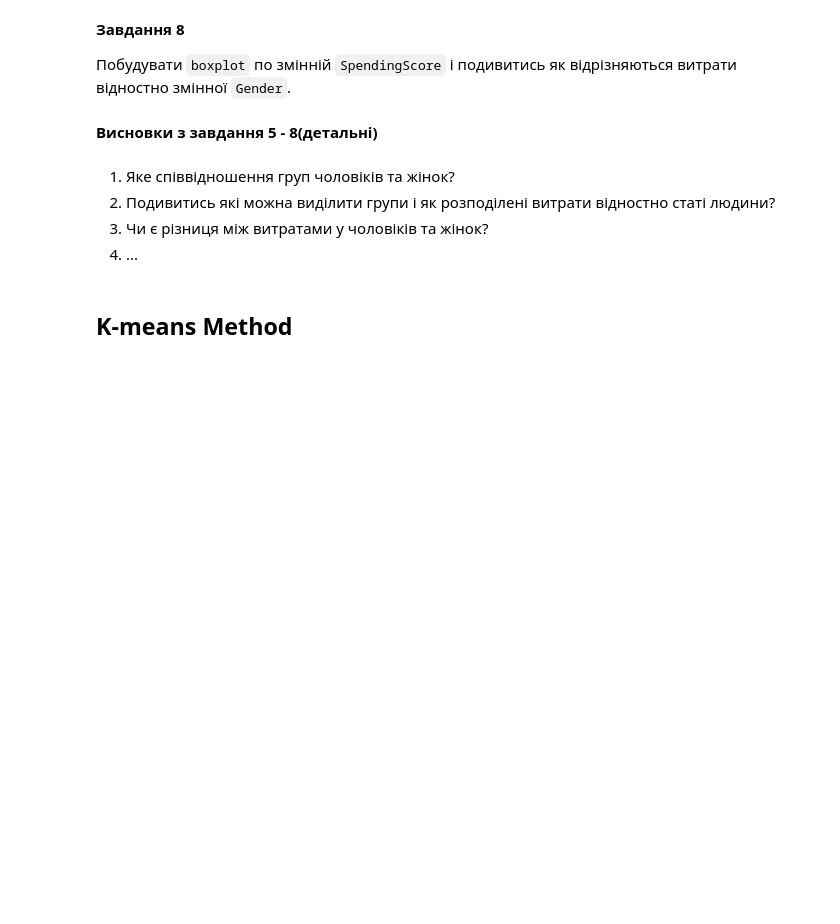
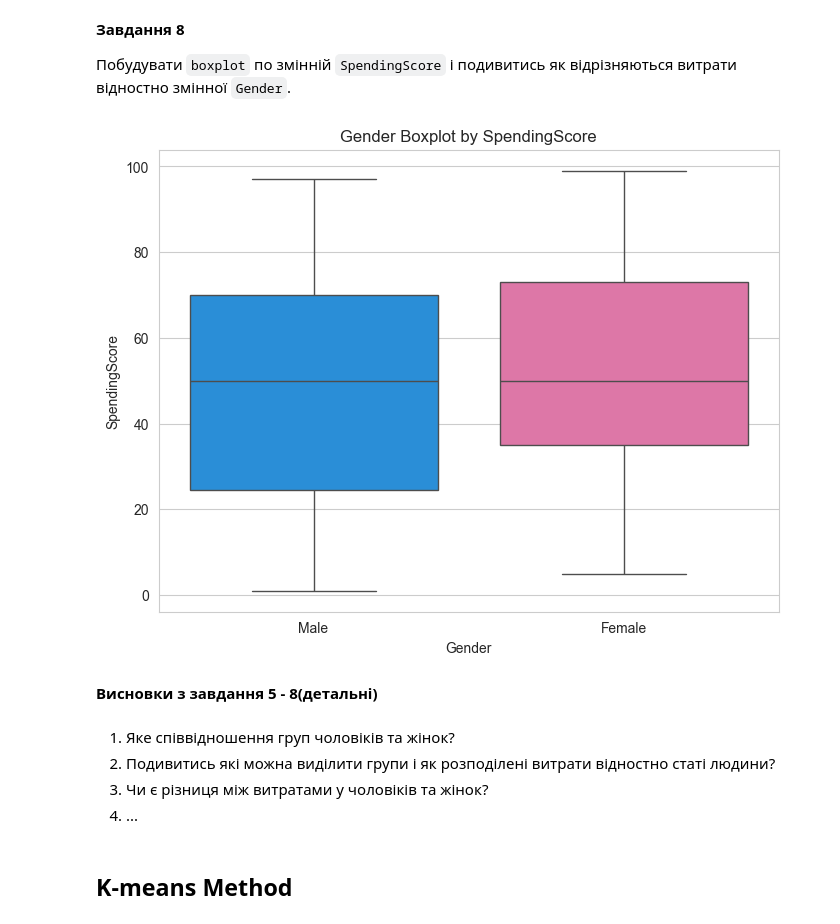
Before and after one commit to VitaliySysak/ai-labs, a Jupyter notebook: main.ipynb, the cells around one changed output. Saved outputs shown, nothing was run; the diff lists cells and outputs as text; code cells hidden in the pictures; blank space fills up the shorter version.

```diff
--- a/main.ipynb
+++ b/main.ipynb
@@ -261,3 +289,12 @@ plt.show()
+# %%
+plt.figure(figsize=(8, 6))
+
+sns.boxplot(data=customer_df, x="Gender", y="SpendingScore", palette=men_women_colors[::-1])
+plt.title("Gender Boxplot by SpendingScore")
+
+plt.show()
+# %% [output]
+[figure, added]
 # %% [markdown]
 **Висновки з завдання 5 - 8(детальні)**
 # %% [markdown]
```
Also changed, not shown: parts of 14 cells of this notebook.
